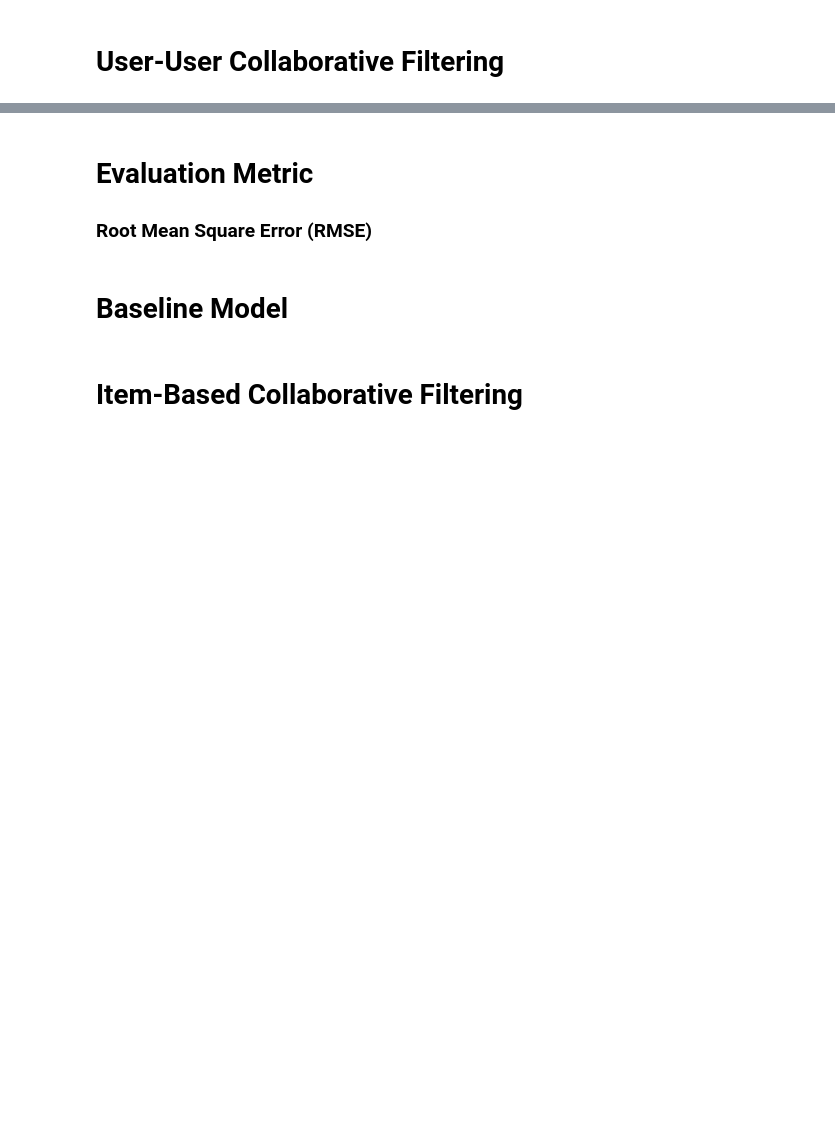
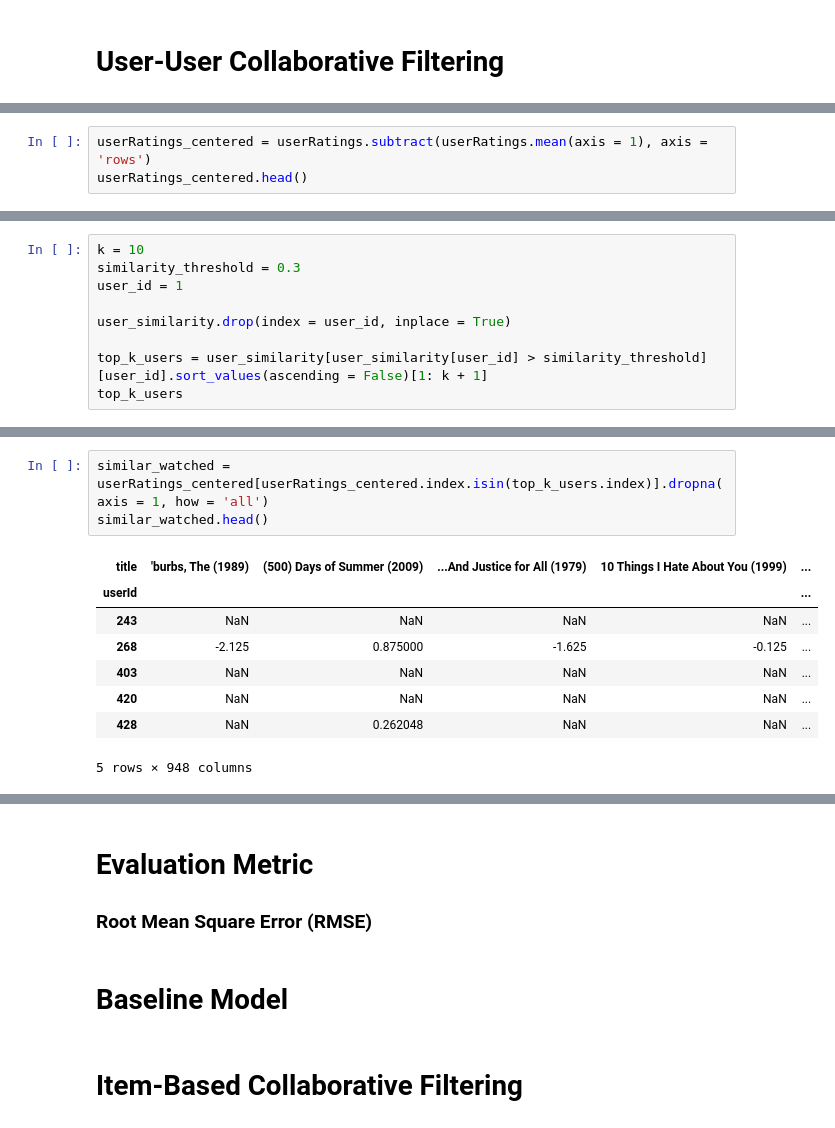
Before and after one commit to zhikaichen99/RecommenderSystems, a Jupyter notebook: collaborative-filtering.ipynb, the cells around one changed output, grey strips where cells are left out. Cells and saved outputs as stored; diff of their text form; blank space fills up the shorter version.

```diff
--- a/collaborative-filtering.ipynb
+++ b/collaborative-filtering.ipynb
@@ -78,0 +105,3 @@ Need to perform some sort mean-centering or normalization before svd. Then compu
+# %%
+userRatings_centered = userRatings.subtract(userRatings.mean(axis = 1), axis = 'rows')
+userRatings_centered.head()
@@ -133,0 +149,9 @@ def pearson_similarity(user1, user2):
+# %%
+k = 10
+similarity_threshold = 0.3
+user_id = 1
+
+user_similarity.drop(index = user_id, inplace = True)
+
+top_k_users = user_similarity[user_similarity[user_id] > similarity_threshold][user_id].sort_values(ascending = False)[1: k + 1]
+top_k_users
@@ -133,0 +181,12 @@ def pearson_similarity(user1, user2):
+# %%
+similar_watched = userRatings_centered[userRatings_centered.index.isin(top_k_users.index)].dropna(axis = 1, how = 'all')
+similar_watched.head()
+# %% [output]
+| title | 'burbs, The (1989) | (500) Days of Summer (2009) | ...And Justice for All (1979) | 10 Things I Hate About You (1999) | ... |
+| userId |  |  |  |  | ... |
+| 243 | NaN | NaN | NaN | NaN | ... |
+| 268 | -2.125 | 0.875000 | -1.625 | -0.125 | ... |
+| 403 | NaN | NaN | NaN | NaN | ... |
+| 420 | NaN | NaN | NaN | NaN | ... |
+| 428 | NaN | 0.262048 | NaN | NaN | ... |
+5 rows × 948 columns
```
Also changed, not shown: parts of 19 cells of this notebook.
